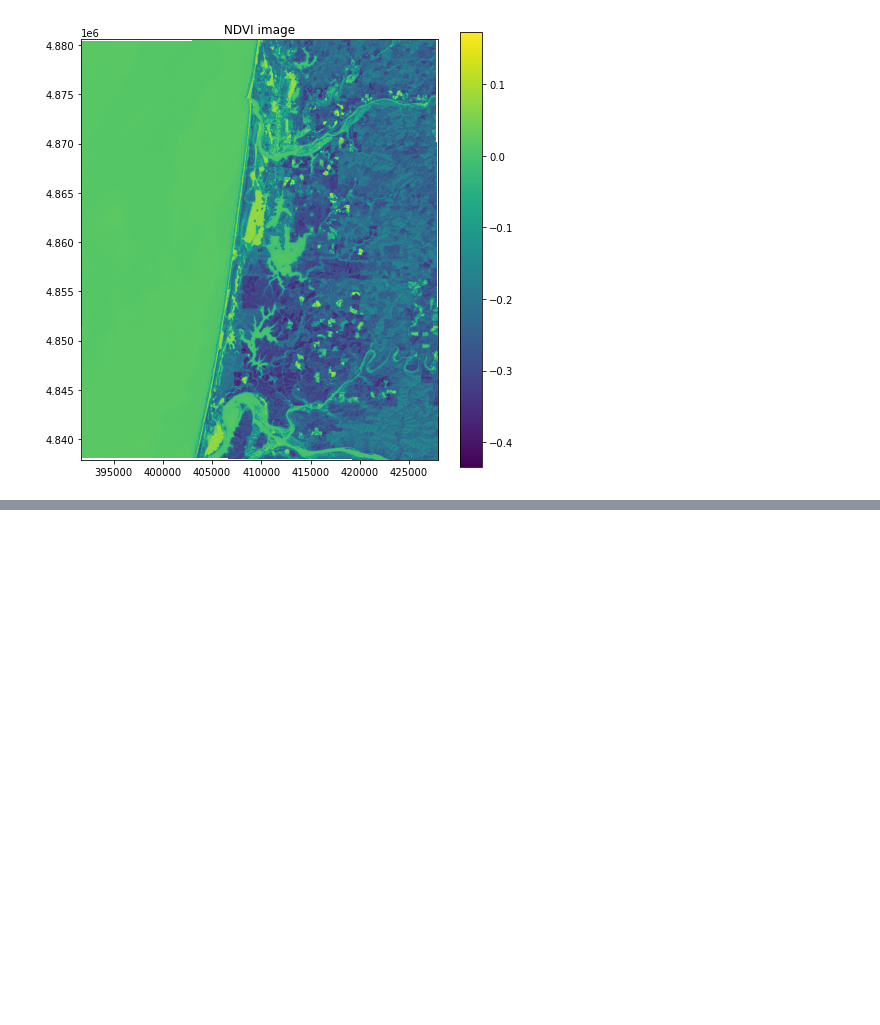
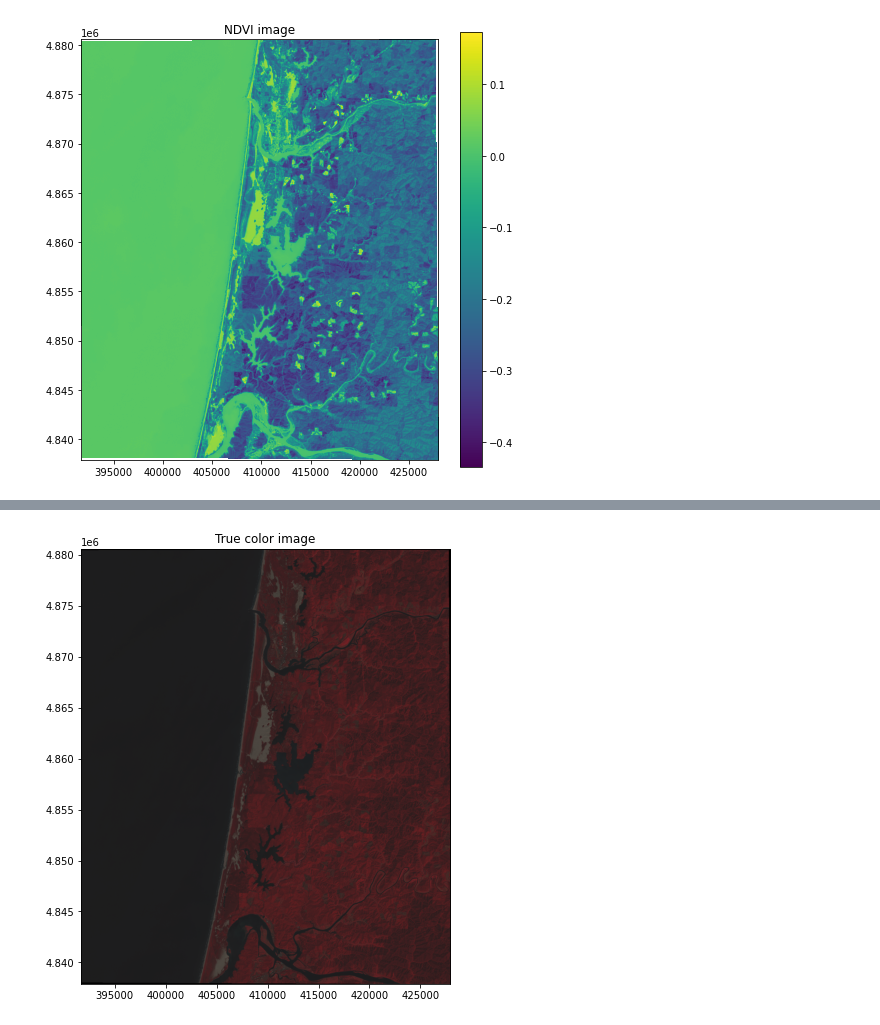
Before and after one commit to morganscafidi/geospatial-data-science, a Jupyter notebook: labs/lab4/lab4_submission.ipynb, the cells around one changed output, grey strips where cells are left out. Saved outputs shown, nothing was run; the diff lists cells and outputs as text; code cells hidden in the pictures; blank space fills up the shorter version.

```diff
--- a/labs/lab4/lab4_submission.ipynb
+++ b/labs/lab4/lab4_submission.ipynb
@@ -171,0 +337,18 @@ plt.show()
+# %%
+# b﴿ a color infrared composite ﴾i.e. bands 5, 4, 3﴿
+list_bands = []
+for file in files:
+    # Read band
+    src = rasterio.open(file)
+    band = src.read(1)
+
+    # Append to list
+    list_bands.append(band)
+# Convert from list of arrays to ndimensional array
+all_bands = np.dstack(list_bands)
+# %%
+# Convert values to a range of 0-255
+all_bands_image = np.uint8((all_bands / 65536) * 255)
+# %%
+# Produce a new array by stacking the RGB bands
+color_infared_composite = np.dstack((all_bands_image[:,:,4],all_bands_image[:,:,3],all_bands_image[:,:,2]))
@@ -171,0 +361,7 @@ plt.show()
+# %%
+fig, ax = plt.subplots(figsize=(8,8))
+im = ax.imshow(color_infared_composite, extent=full_extent)
+ax.set_title("True color image")
+plt.show()
+# %% [output]
+[figure, added]
```
Also changed, not shown: parts of 15 cells of this notebook, 2 other files.
